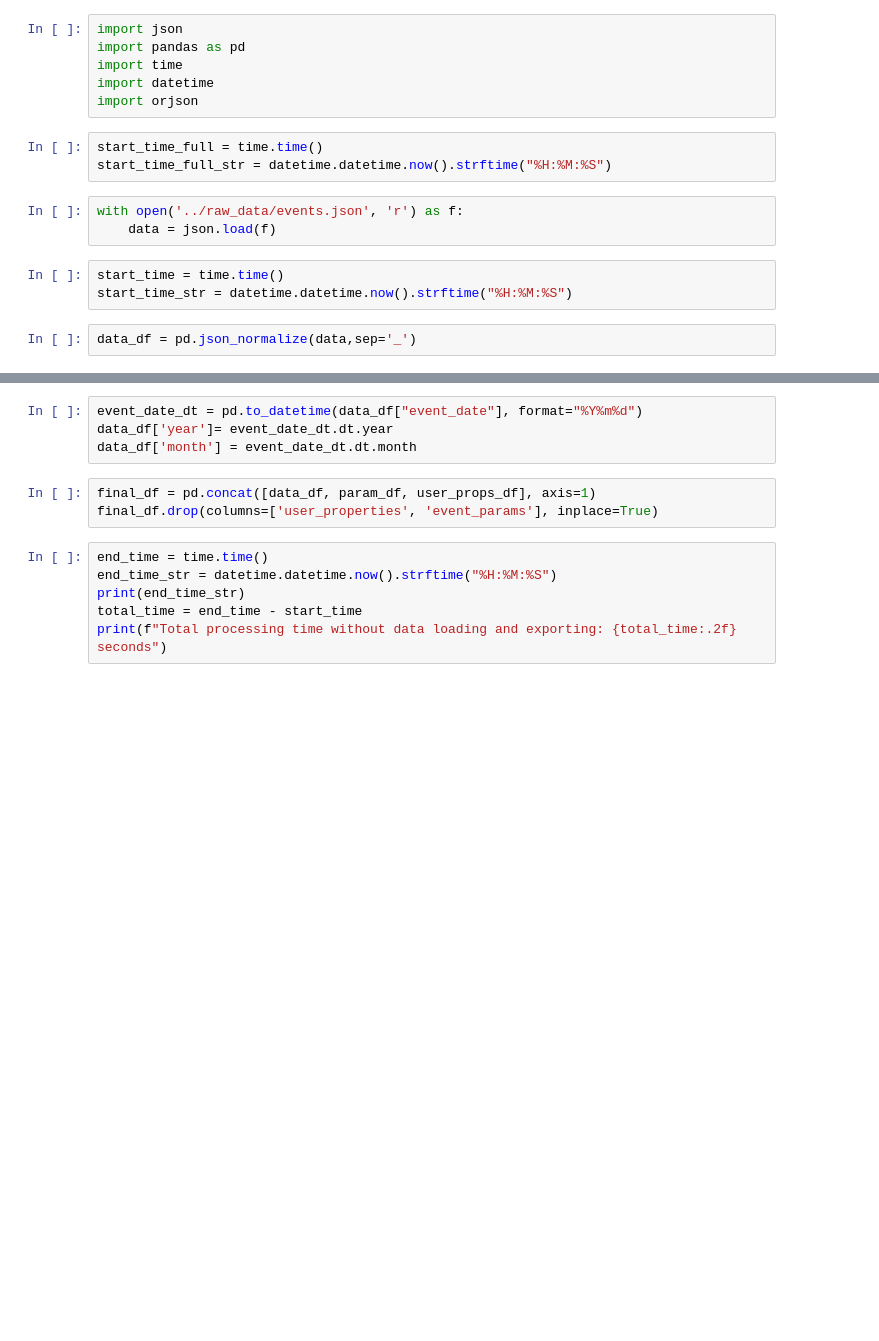
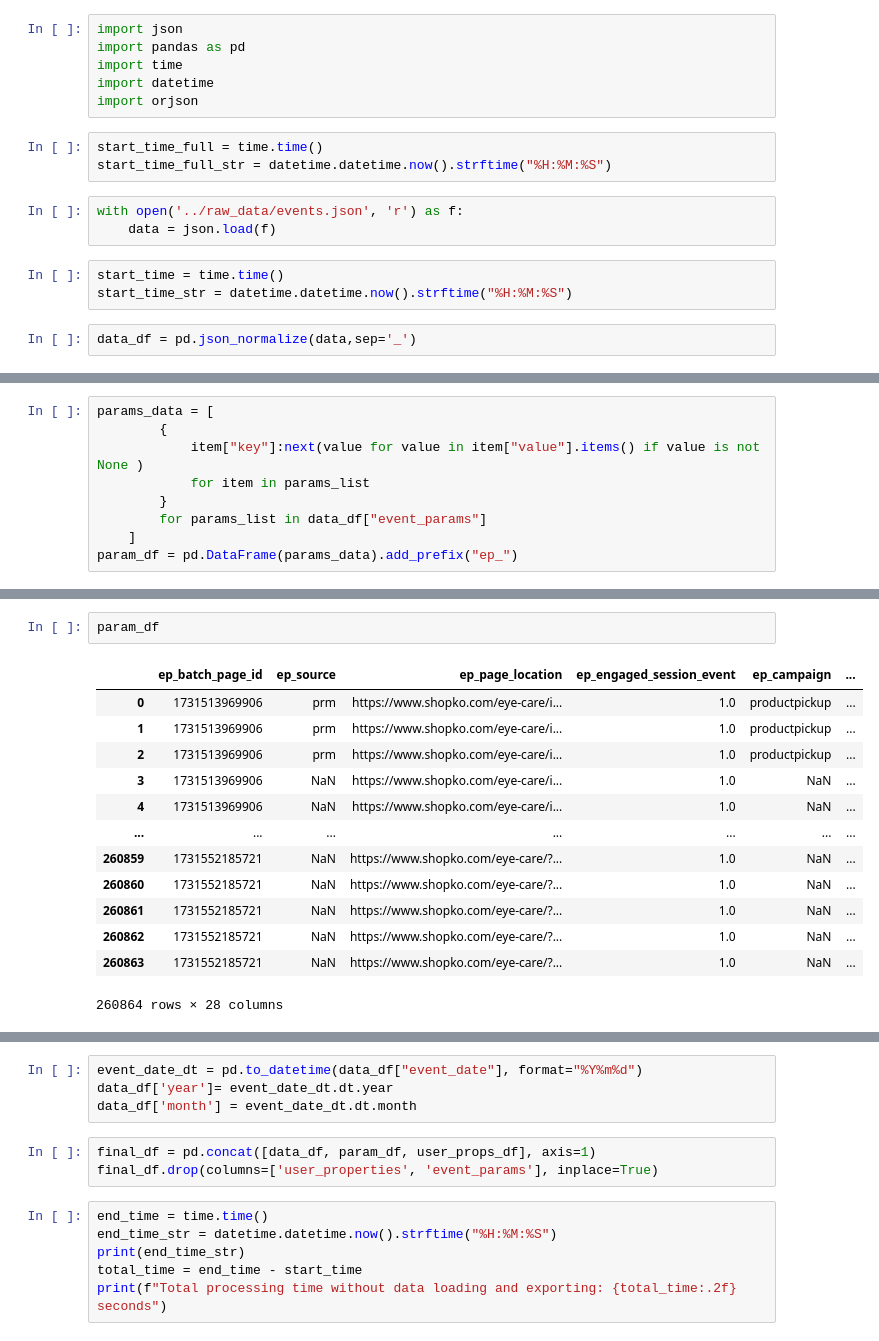
Before and after one commit to AliGohar2151/Data-Engineering, a Jupyter notebook: Google Analytics Data/script/events_normalization.ipynb, the cells around one changed output, grey strips where cells are left out. Cells and saved outputs as stored; diff of their text form; blank space fills up the shorter version.

```diff
--- a/Google Analytics Data/script/events_normalization.ipynb
+++ b/Google Analytics Data/script/events_normalization.ipynb
@@ -35,0 +255,9 @@ user_props_df = pd.DataFrame(user_props_data).add_prefix('user_prop_')
+# %%
+params_data = [
+        {
+            item["key"]:next(value for value in item["value"].items() if value is not None )
+            for item in params_list
+        }
+        for params_list in data_df["event_params"]
+    ]
+param_df = pd.DataFrame(params_data).add_prefix("ep_")
@@ -35,0 +282,16 @@ user_props_df = pd.DataFrame(user_props_data).add_prefix('user_prop_')
+# %%
+param_df
+# %% [output]
+|  | ep_batch_page_id | ep_source | ep_page_location | ep_engaged_session_event | ep_campaign | ... |
+| 0 | 1731513969906 | prm | https://www.shopko.com/eye-care/i... | 1.0 | productpickup | ... |
+| 1 | 1731513969906 | prm | https://www.shopko.com/eye-care/i... | 1.0 | productpickup | ... |
+| 2 | 1731513969906 | prm | https://www.shopko.com/eye-care/i... | 1.0 | productpickup | ... |
+| 3 | 1731513969906 | NaN | https://www.shopko.com/eye-care/i... | 1.0 | NaN | ... |
+| 4 | 1731513969906 | NaN | https://www.shopko.com/eye-care/i... | 1.0 | NaN | ... |
+| ... | ... | ... | ... | ... | ... | ... |
+| 260859 | 1731552185721 | NaN | https://www.shopko.com/eye-care/?... | 1.0 | NaN | ... |
+| 260860 | 1731552185721 | NaN | https://www.shopko.com/eye-care/?... | 1.0 | NaN | ... |
+| 260861 | 1731552185721 | NaN | https://www.shopko.com/eye-care/?... | 1.0 | NaN | ... |
+| 260862 | 1731552185721 | NaN | https://www.shopko.com/eye-care/?... | 1.0 | NaN | ... |
+| 260863 | 1731552185721 | NaN | https://www.shopko.com/eye-care/?... | 1.0 | NaN | ... |
+260864 rows × 28 columns
```
Also changed, not shown: parts of 17 cells of this notebook, 2 other files.
